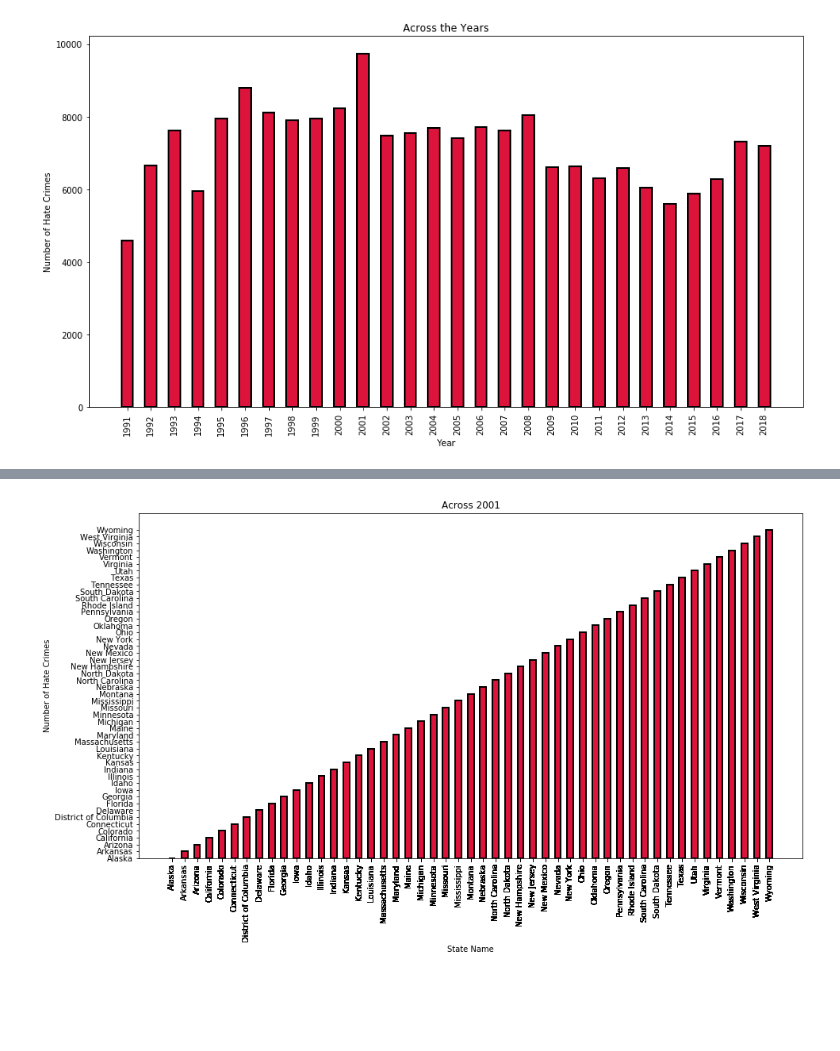
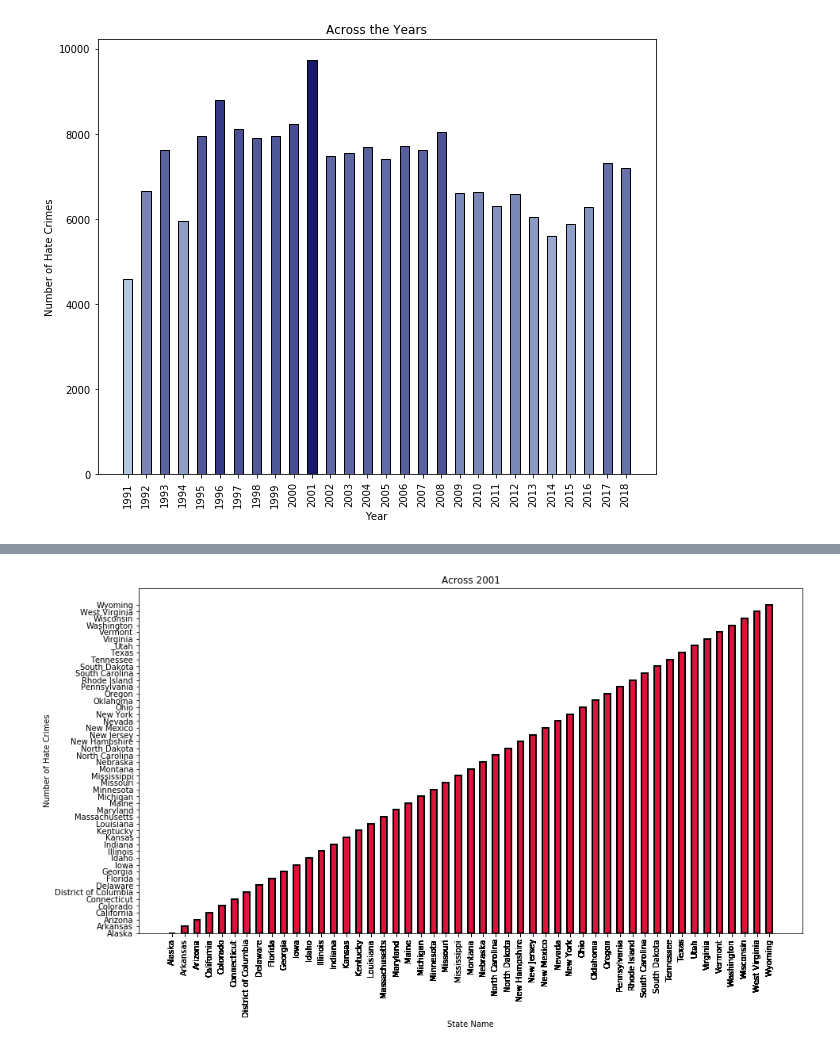
Before and after one commit to C-Johnson83/Group3, a Jupyter notebook: Project code/crime_data.ipynb, the cells around one changed output, grey strips where cells are left out. Saved outputs shown, nothing was run; the diff lists cells and outputs as text; code cells hidden in the pictures; blank space fills up the shorter version.

Commit message:
cleaned state- continued map- worked on colors

```diff
--- a/Project code/crime_data.ipynb
+++ b/Project code/crime_data.ipynb
@@ -7,2 +12,10 @@ from api_keys import geoapify_key
 
 crime_data_df = pd.read_csv("../Resources/hate_crime.csv", low_memory=False)
+# %%
+# Dropping columns that will not be used
+clean_crime = crime_data_df.drop(columns=["ORI", "PUB_AGENCY_UNIT", "JUVENILE_VICTIM_COUNT","ADULT_VICTIM_COUNT", "ADULT_OFFENDER_COUNT", 'JUVENILE_OFFENDER_COUNT']).copy()
+
+# Dropping "Guam", "Federal", "District of Columbia" from State df
+state_drop = ["Guam", "Federal", "District of Columbia"]
+final_crime_df = clean_crime[~clean_crime["STATE_NAME"].isin(state_drop)]
+final_crime_df.head()
@@ -8,0 +30,2 @@ crime_data_df = pd.read_csv("../Resources/hate_crime.csv", low_memory=False)
+# %%
+years_df = clean_crime[["STATE_NAME", 'DATA_YEAR','INCIDENT_DATE', 'STATE_ABBR', 'PUB_AGENCY_NAME','OFFENSE_NAME']].copy()
@@ -53,2 +69,0 @@ Index(['INCIDENT_ID', 'DATA_YEAR', 'PUB_AGENCY_NAME', 'AGENCY_TYPE_NAME',
-# %%
-years_df = clean_crime[["STATE_NAME", 'DATA_YEAR','INCIDENT_DATE']].copy()
@@ -71,16 +109,18 @@ years_df
 # %%
-year_counts= years_df['DATA_YEAR'].value_counts()
+year_counts = years_df['DATA_YEAR'].value_counts().sort_values(ascending= True)
+x = year_counts.index.values
+ys = year_counts.values
 
-x = year_counts.index.values
-y = year_counts.values
-plt.figure(figsize=(15, 8))
+plt.figure(figsize=(10, 8))
 
-plt.bar(x, y, align='center', color='crimson', edgecolor="black", width= .5, linewidth=2)
+cmap = mcolors.LinearSegmentedColormap.from_list("", ["aliceblue", "lightsteelblue", "midnightblue"])
+
+plt.bar(x, ys, align='center', color= cmap(year_counts.values/year_counts.values.max()), edgecolor = "black", width = .5, linewidth = 1)
 
 plt.title("Across the Years")
 plt.xlabel('Year')
 plt.ylabel('Number of Hate Crimes')
 plt.xticks(x, rotation='vertical')
 plt.show()
 # %% [output]
-[figure, old version]
+[figure, new version]
```
Also changed, not shown: parts of 21 cells of this notebook.
